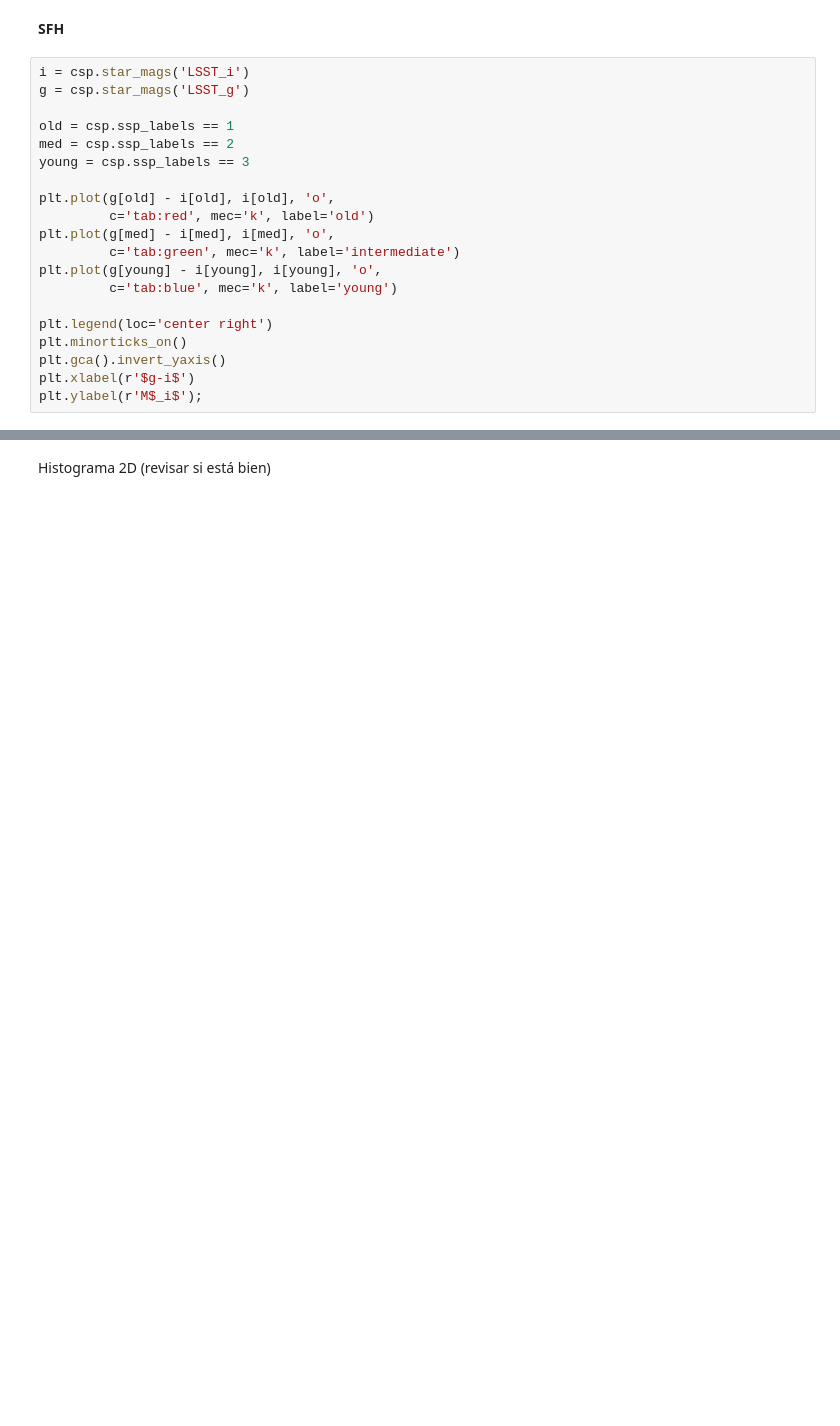
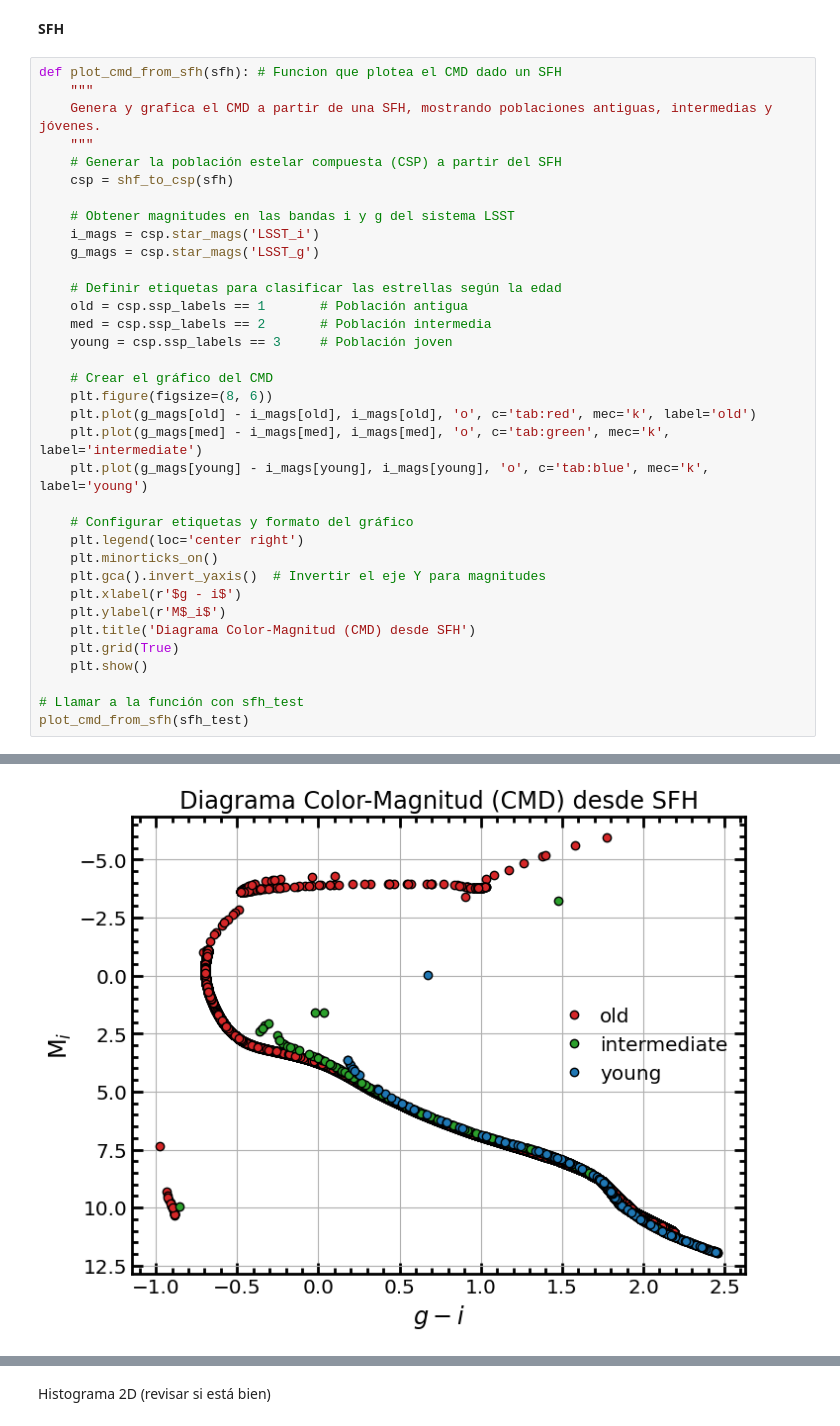
Before and after one commit to sebamonteirov/SFH_dwarf_galaxies, a Jupyter notebook: ProyectoModulo.ipynb, the cells around one changed output, grey strips where cells are left out. Cells and saved outputs as stored; diff of their text form; blank space fills up the shorter version.

```diff
--- a/ProyectoModulo.ipynb
+++ b/ProyectoModulo.ipynb
@@ -97,22 +156,38 @@ csp_result = create_csp(ages, sfr)
 # %% [markdown]
 **SFH**
 # %%
-i = csp.star_mags('LSST_i')
-g = csp.star_mags('LSST_g')
+def plot_cmd_from_sfh(sfh): # Funcion que plotea el CMD dado un SFH
+    """
+    Genera y grafica el CMD a partir de una SFH, mostrando poblaciones antiguas, intermedias y jóvenes.
+    """
+    # Generar la población estelar compuesta (CSP) a partir del SFH
+    csp = shf_to_csp(sfh)
 
-old = csp.ssp_labels == 1
-med = csp.ssp_labels == 2
-young = csp.ssp_labels == 3
+    # Obtener magnitudes en las bandas i y g del sistema LSST
+    i_mags = csp.star_mags('LSST_i')
+    g_mags = csp.star_mags('LSST_g')
 
-plt.plot(g[old] - i[old], i[old], 'o',
-         c='tab:red', mec='k', label='old')
-plt.plot(g[med] - i[med], i[med], 'o',
-         c='tab:green', mec='k', label='intermediate')
-plt.plot(g[young] - i[young], i[young], 'o',
-         c='tab:blue', mec='k', label='young')
+    # Definir etiquetas para clasificar las estrellas según la edad
+    old = csp.ssp_labels == 1       # Población antigua
+    med = csp.ssp_labels == 2       # Población intermedia
+    young = csp.ssp_labels == 3     # Población joven
 
-plt.legend(loc='center right')
-plt.minorticks_on()
-plt.gca().invert_yaxis()
-plt.xlabel(r'$g-i$')
-plt.ylabel(r'M$_i$');
+    # Crear el gráfico del CMD
+    plt.figure(figsize=(8, 6))
+    plt.plot(g_mags[old] - i_mags[old], i_mags[old], 'o', c='tab:red', mec='k', label='old')
+    plt.plot(g_mags[med] - i_mags[med], i_mags[med], 'o', c='tab:green', mec='k', label='intermediate')
+    plt.plot(g_mags[young] - i_mags[young], i_mags[young], 'o', c='tab:blue', mec='k', label='young')
+
+    # Configurar etiquetas y formato del gráfico
+    plt.legend(loc='center right')
+    plt.minorticks_on()
+    plt.gca().invert_yaxis()  # Invertir el eje Y para magnitudes
+    plt.xlabel(r'$g - i$')
+    plt.ylabel(r'M$_i$')
+    plt.title('Diagrama Color-Magnitud (CMD) desde SFH')
+    plt.grid(True)
+    plt.show()
+
+# Llamar a la función con sfh_test
+plot_cmd_from_sfh(sfh_test)
+# %% [output]
@@ -119 +203,2 @@ plt.ylabel(r'M$_i$');
+[figure, added]
 # %%
```
Also changed, not shown: parts of 12 cells of this notebook.
